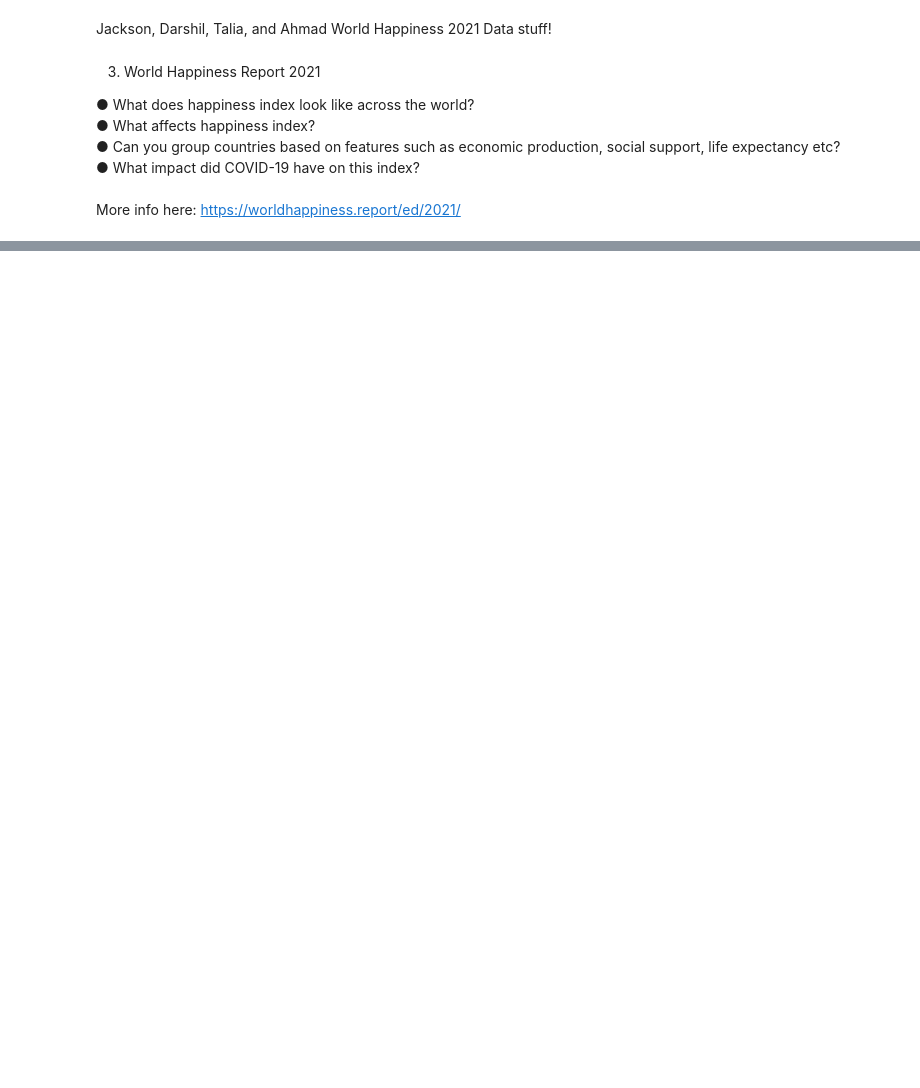
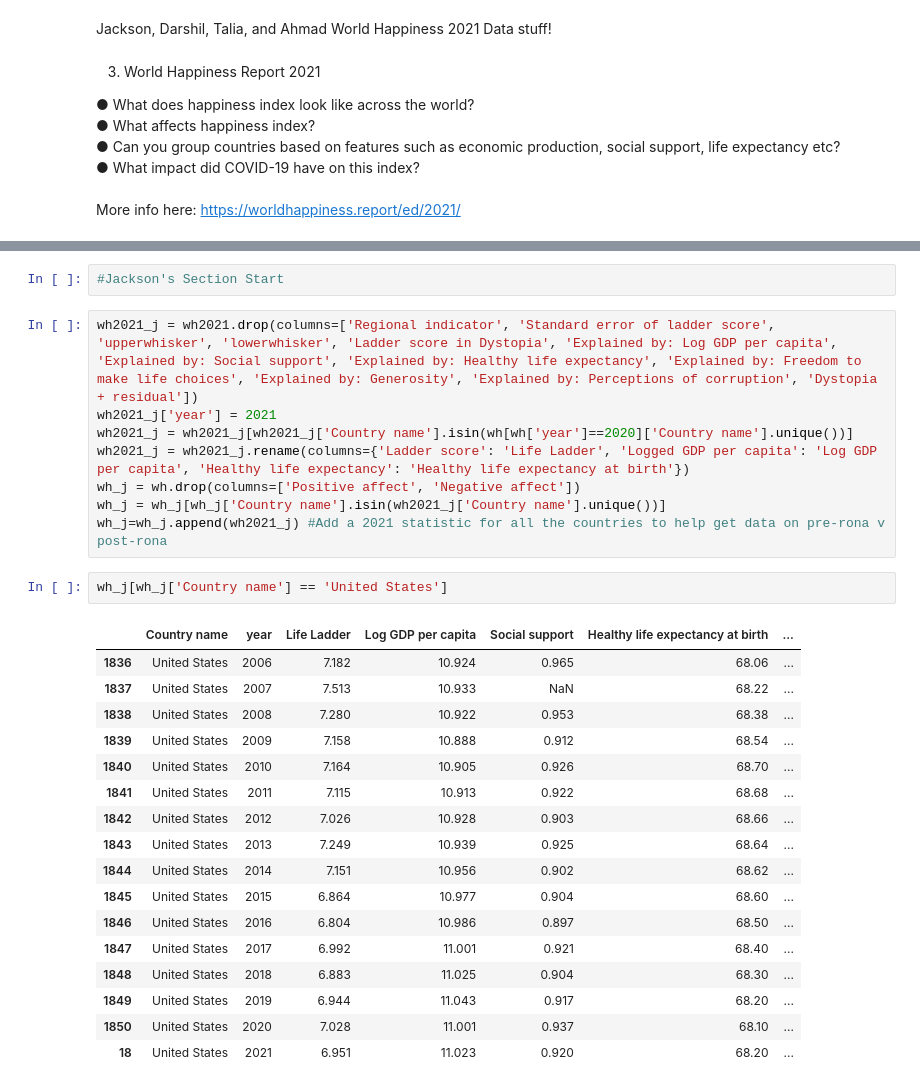
Before and after one commit to Jacksonwolf15/World-Happiness-DS, a Jupyter notebook: WHiX.ipynb, the cells around one changed output, grey strips where cells are left out. Cells and saved outputs as stored; diff of their text form; blank space fills up the shorter version.

```diff
--- a/WHiX.ipynb
+++ b/WHiX.ipynb
@@ -67,0 +73,30 @@ happy_by_country = sns.catplot(
+# %%
+#Jackson's Section Start
+# %%
+wh2021_j = wh2021.drop(columns=['Regional indicator', 'Standard error of ladder score', 'upperwhisker', 'lowerwhisker', 'Ladder score in Dystopia', 'Explained by: Log GDP per capita', 'Explained by: Social support', 'Explained by: Healthy life expectancy', 'Explained by: Freedom to make life choices', 'Explained by: Generosity', 'Explained by: Perceptions of corruption', 'Dystopia + residual'])
+wh2021_j['year'] = 2021
+wh2021_j = wh2021_j[wh2021_j['Country name'].isin(wh[wh['year']==2020]['Country name'].unique())]
+wh2021_j = wh2021_j.rename(columns={'Ladder score': 'Life Ladder', 'Logged GDP per capita': 'Log GDP per capita', 'Healthy life expectancy': 'Healthy life expectancy at birth'})
+wh_j = wh.drop(columns=['Positive affect', 'Negative affect'])
+wh_j = wh_j[wh_j['Country name'].isin(wh2021_j['Country name'].unique())]
+wh_j=wh_j.append(wh2021_j) #Add a 2021 statistic for all the countries to help get data on pre-rona v post-rona
+# %%
+wh_j[wh_j['Country name'] == 'United States']
+# %% [output]
+|  | Country name | year | Life Ladder | Log GDP per capita | Social support | Healthy life expectancy at birth | ... |
+| 1836 | United States | 2006 | 7.182 | 10.924 | 0.965 | 68.06 | ... |
+| 1837 | United States | 2007 | 7.513 | 10.933 | NaN | 68.22 | ... |
+| 1838 | United States | 2008 | 7.280 | 10.922 | 0.953 | 68.38 | ... |
+| 1839 | United States | 2009 | 7.158 | 10.888 | 0.912 | 68.54 | ... |
+| 1840 | United States | 2010 | 7.164 | 10.905 | 0.926 | 68.70 | ... |
+| 1841 | United States | 2011 | 7.115 | 10.913 | 0.922 | 68.68 | ... |
+| 1842 | United States | 2012 | 7.026 | 10.928 | 0.903 | 68.66 | ... |
+| 1843 | United States | 2013 | 7.249 | 10.939 | 0.925 | 68.64 | ... |
+| 1844 | United States | 2014 | 7.151 | 10.956 | 0.902 | 68.62 | ... |
+| 1845 | United States | 2015 | 6.864 | 10.977 | 0.904 | 68.60 | ... |
+| 1846 | United States | 2016 | 6.804 | 10.986 | 0.897 | 68.50 | ... |
+| 1847 | United States | 2017 | 6.992 | 11.001 | 0.921 | 68.40 | ... |
+| 1848 | United States | 2018 | 6.883 | 11.025 | 0.904 | 68.30 | ... |
+| 1849 | United States | 2019 | 6.944 | 11.043 | 0.917 | 68.20 | ... |
+| 1850 | United States | 2020 | 7.028 | 11.001 | 0.937 | 68.10 | ... |
+| 18 | United States | 2021 | 6.951 | 11.023 | 0.920 | 68.20 | ... |
```
Also changed, not shown: parts of 12 cells of this notebook, 1 other file.
